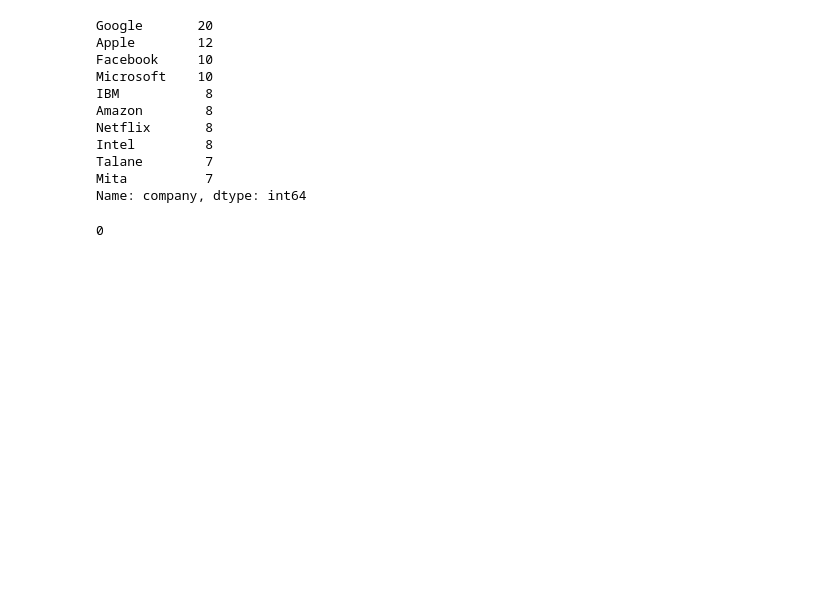
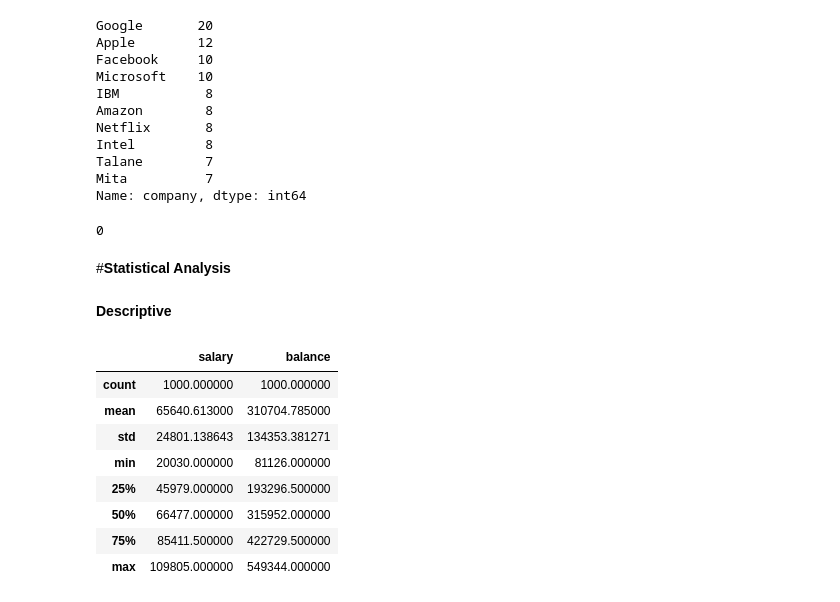
Before and after one commit to ShakilM26/Data_Cleaning-EDA, a Jupyter notebook: project_employee.ipynb, the cells around one changed output. Drawn from its saved outputs; the diff is of its cells as text; code cells hidden in the pictures; blank space fills up the shorter version.

```diff
--- a/project_employee.ipynb
+++ b/project_employee.ipynb
@@ -212,3 +212,19 @@ df.isnull().values.sum()
 0
 # %%
 # after all this operation we've  completed our cleaning part.
+# %% [markdown]
+#**Statistical Analysis**
+# %% [markdown]
+**Descriptive**
+# %%
+df.describe()
+# %% [output]
+|  | salary | balance |
+| count | 1000.000000 | 1000.000000 |
+| mean | 65640.613000 | 310704.785000 |
+| std | 24801.138643 | 134353.381271 |
+| min | 20030.000000 | 81126.000000 |
+| 25% | 45979.000000 | 193296.500000 |
+| 50% | 66477.000000 | 315952.000000 |
+| 75% | 85411.500000 | 422729.500000 |
+| max | 109805.000000 | 549344.000000 |
```
Also changed, not shown: parts of 2 cells of this notebook.
